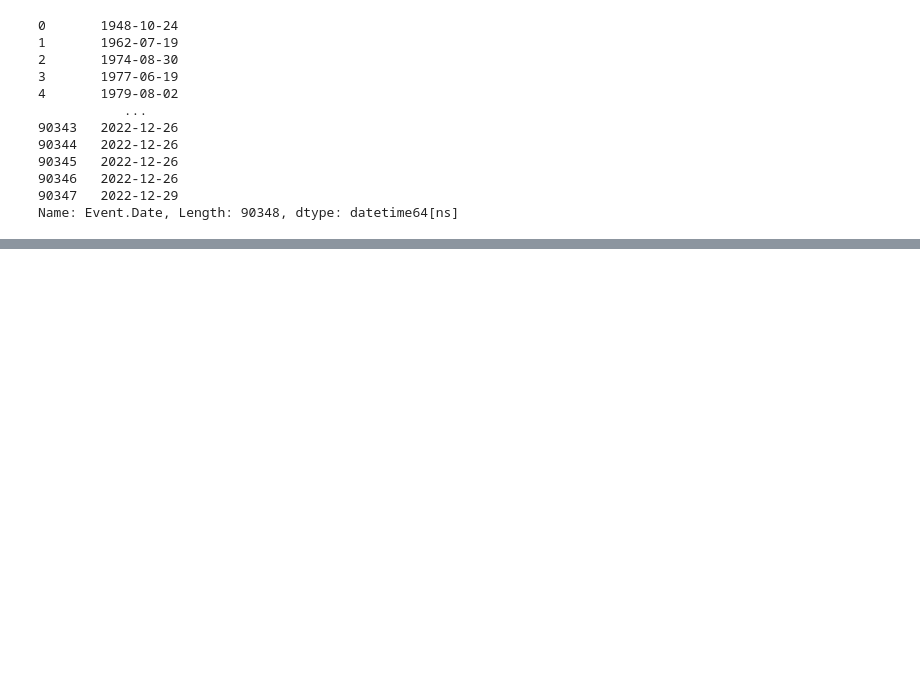
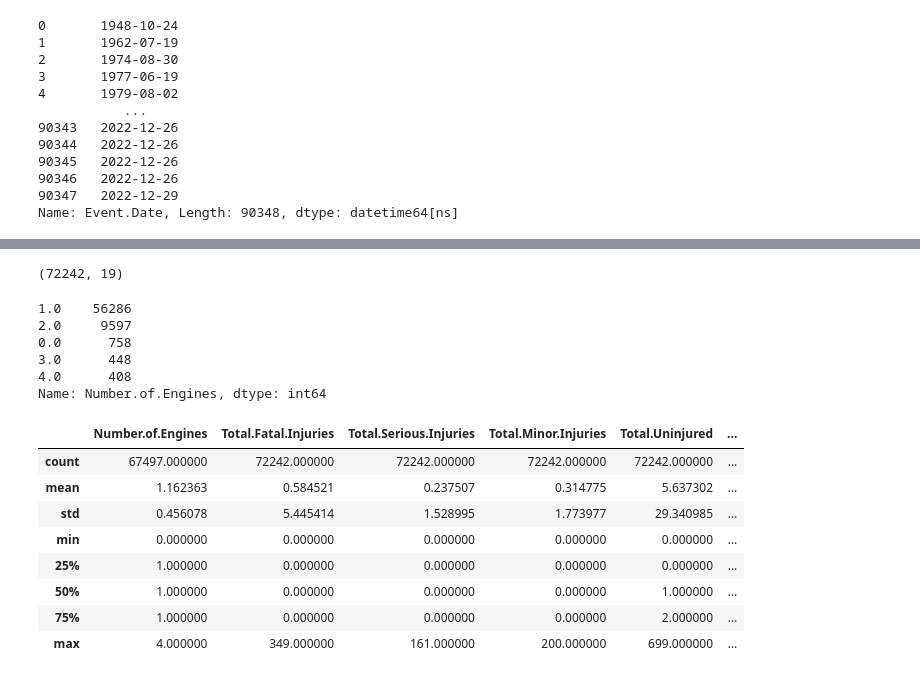
Before and after one commit to m-romanski/Determining-Safest-Aircraft, a Jupyter notebook: Michael's Test Notebook.ipynb, the cells around one changed output, grey strips where cells are left out. Saved outputs shown, nothing was run; the diff lists cells and outputs as text; code cells hidden in the pictures; blank space fills up the shorter version.

```diff
--- a/Michael's Test Notebook.ipynb
+++ b/Michael's Test Notebook.ipynb
@@ -95,0 +316,6 @@ df2.loc[(df2['year'] >=)]
+# %%
+df2['Total.Serious.Injuries'] = injuries_df_fill['Total.Serious.Injuries']
+# %%
+df2['Total.Minor.Injuries'] = injuries_df_fill['Total.Minor.Injuries']
+# %%
+df2['Total.Uninjured'] = injuries_df_fill['Total.Uninjured']
@@ -95,0 +381,2 @@ df2.loc[(df2['year'] >=)]
+# %%
+df2.dropna(subset=['Make'], inplace=True)
@@ -95,0 +405,25 @@ df2.loc[(df2['year'] >=)]
+# %%
+df2.shape
+# %% [output]
+(72242, 19)
+# %%
+df2['Number.of.Engines'].value_counts()
+# %% [output]
+1.0    56286
+2.0     9597
+0.0      758
+3.0      448
+4.0      408
+Name: Number.of.Engines, dtype: int64
+# %%
+df2.describe()
+# %% [output]
+|  | Number.of.Engines | Total.Fatal.Injuries | Total.Serious.Injuries | Total.Minor.Injuries | Total.Uninjured | ... |
+| count | 67497.000000 | 72242.000000 | 72242.000000 | 72242.000000 | 72242.000000 | ... |
+| mean | 1.162363 | 0.584521 | 0.237507 | 0.314775 | 5.637302 | ... |
+| std | 0.456078 | 5.445414 | 1.528995 | 1.773977 | 29.340985 | ... |
+| min | 0.000000 | 0.000000 | 0.000000 | 0.000000 | 0.000000 | ... |
+| 25% | 1.000000 | 0.000000 | 0.000000 | 0.000000 | 0.000000 | ... |
+| 50% | 1.000000 | 0.000000 | 0.000000 | 0.000000 | 1.000000 | ... |
+| 75% | 1.000000 | 0.000000 | 0.000000 | 0.000000 | 2.000000 | ... |
+| max | 4.000000 | 349.000000 | 161.000000 | 200.000000 | 699.000000 | ... |
```
Also changed, not shown: parts of 32 cells of this notebook, 1 other file.
